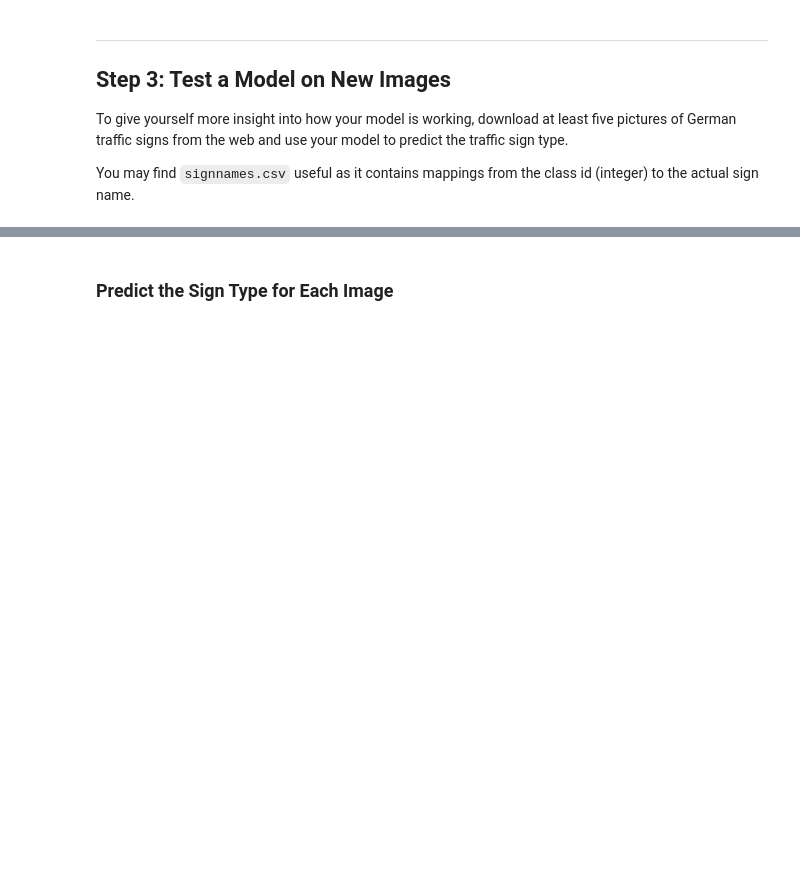
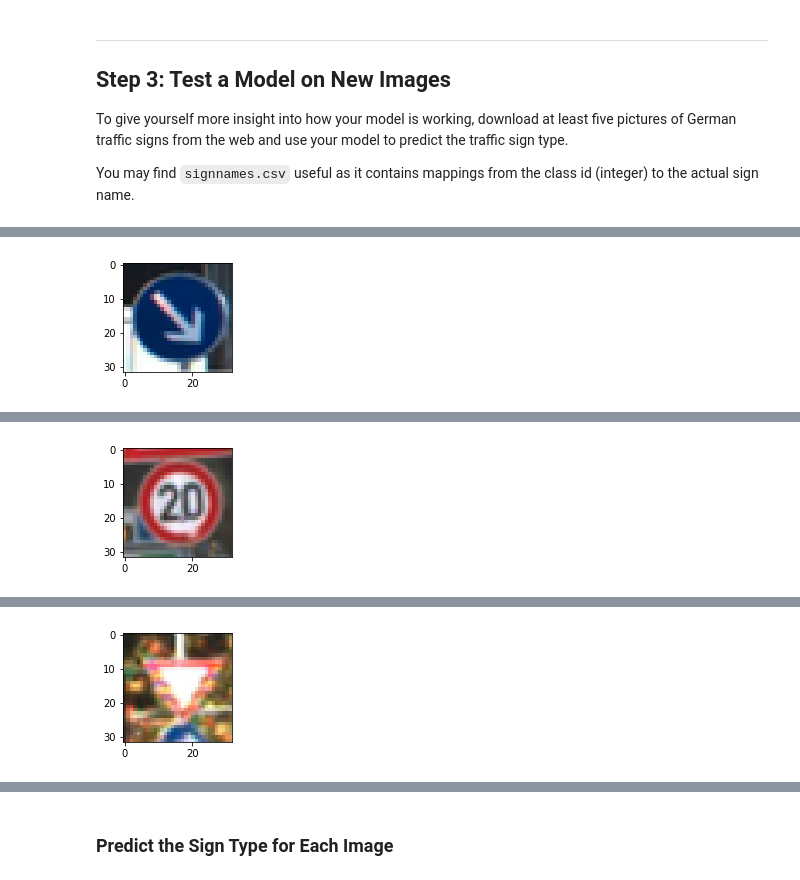
Before and after one commit to johnhilbun/P3-Traffic-Sign-Classifier-SDCND, a Jupyter notebook: Traffic_Sign_Classifier.ipynb, the cells around one changed output, grey strips where cells are left out. Drawn from its saved outputs; the diff is of its cells as text; code cells hidden in the pictures; blank space fills up the shorter version.

Commit message:
Improvements - 1) tanh activation 2) read in German signs

```diff
--- a/Traffic_Sign_Classifier.ipynb
+++ b/Traffic_Sign_Classifier.ipynb
@@ -213,3 +264,8 @@ X_valid = (X_valid - 128.0) / 128.0
+# %%
+# Here is the earlier random image after conversion to grayscale
+image = X_train[index].squeeze()
+plt.figure(figsize=(1,1))
+plt.imshow(image, cmap='gray')
 # %% [markdown]
 ### Model Architecture
 # %%
@@ -403,0 +450,72 @@ You may find `signnames.csv` useful as it contains mappings from the class id (i
+# %%
+### Load the images and plot them here.
+### Feel free to use as many code cells as needed.
+import matplotlib.pyplot as plt
+from matplotlib import image
+import glob
+import os
+
+import PIL
+from PIL import Image
+
+indicator = "32x32.png"
+basewidth = 32
+hsize = 32
+color = 3
+
+import numpy as np # JDH remove
+new_signs = []
+
+for name in glob.glob('./FiveGermanSigns/*.png'):
+    print(name)
+    new_name = os.path.splitext(name)[0] + indicator
+    img = Image.open (name) #
+    img = img.convert('RGB')
+
+    print(img.format)
+    print(img.size)
+    print(img.mode)
+
+    img = img.resize ((basewidth, hsize), PIL.Image.ANTIALIAS)
+    img.save (new_name)
+
+    img_32_32 = image.imread(new_name)
+    new_signs.append(img_32_32)
+    print(img_32_32.dtype)
+    print(img_32_32.shape)
+    # display the array of pixels as an image
+    plt.figure(figsize=(2,2))
+    plt.imshow(img_32_32)
+    plt.show()
+
+new_signs = np.array(new_signs)
+
+for i in range(len(new_signs)):
+    sunday = new_signs[i].squeeze()
+    plt.figure(figsize=(1,1))
+    plt.imshow(sunday)
+
+# Pre-process
+new_signs = np.sum(new_signs/3, axis=3, keepdims=True)
+new_signs = np.array(new_signs)
+new_signs = (new_signs - 128.0) / 128.0
+
+# JDH now that the 5 German signs have been:
+# - read from disk
+# - converted to 32x32x3
+# - put into a numpy array
+# We can now:
+# - use saver to read 'lenet' from disk
+# - run new predictions on this previously saved model
+
+# https://stackoverflow.com/questions/46706888/how-to-predict-values-with-a-trained-tensorflow-model
+
+#with tf.Session() as sess:
+#    saver.restore(sess, tf.train.latest_checkpoint('./lenet'))
+#    logits_output = sess.run(logits, feed_dict={x: image.reshape((1, 32, 32, 1))})
+#    logits_output = logits_output.squeeze()
+#    pred_output = np.exp(logits_output)/sum(np.exp(logits_output)) #softmax
+#    print("Logits: ", logits_output)
+#    print("Prediction output:", pred_output)
+#    print("Predicted Label: ", np.argmax(pred_output))
+# %% [output]
@@ -403,0 +528 @@ You may find `signnames.csv` useful as it contains mappings from the class id (i
+[figure, added]
@@ -403,0 +535 @@ You may find `signnames.csv` useful as it contains mappings from the class id (i
+[figure, added]
@@ -403,0 +542 @@ You may find `signnames.csv` useful as it contains mappings from the class id (i
+[figure, added]
```
Also changed, not shown: parts of 10 cells of this notebook.
